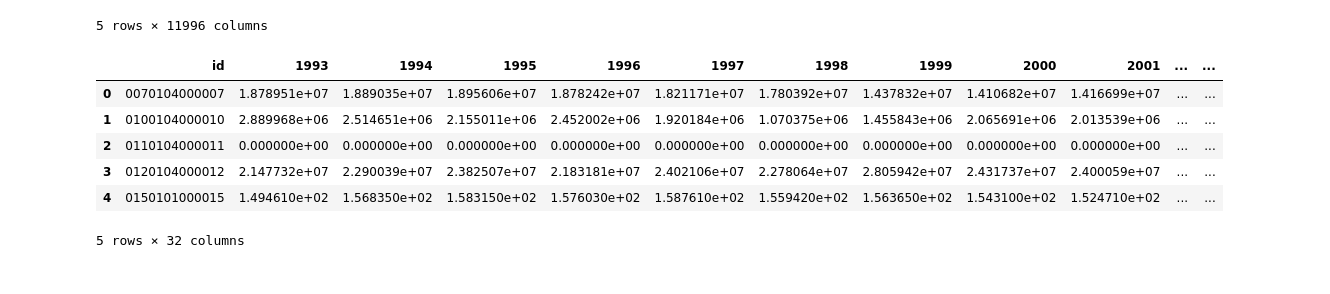
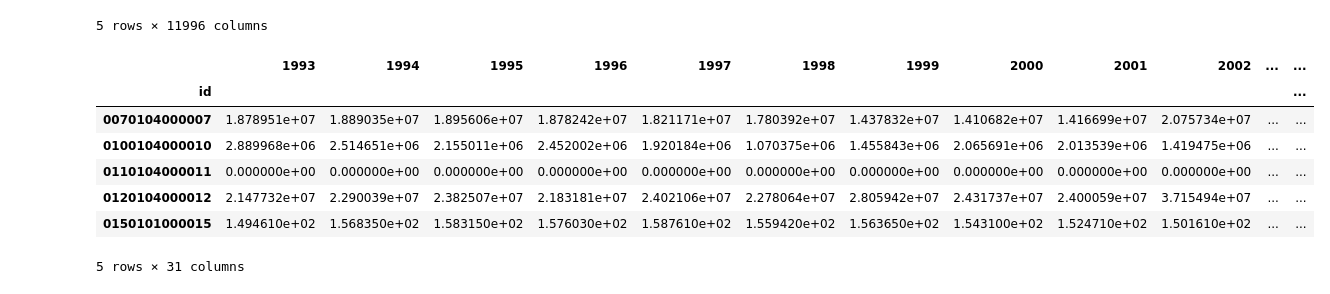
Before and after one commit to 21104988d/FYP, a Jupyter notebook: data_cleaning.ipynb, the cells around one changed output. Cells and saved outputs as stored; diff of their text form; code cells hidden in the pictures.

```diff
--- a/data_cleaning.ipynb
+++ b/data_cleaning.ipynb
@@ -193,0 +210,14 @@ raw_transpose.head(10)
+# %%
+def read_data(path):
+    df = pd.read_csv(path)
+    df['id'] = df['id'].astype(str)
+    df['id'] = df['id'].apply(lambda x: f'{int(x):013}' if pd.notnull(x) else x)
+
+    return df
+# %%
+raw_db_extract = read_data('rawdatafull.csv')
+raw_db_transpose = raw_db_extract.transpose()
+raw_db_transpose.columns = raw_db_transpose.iloc[0]
+raw_db_transpose = raw_db_transpose.drop(raw_db_transpose.index[0])
+
+raw_db_transpose.head()
@@ -194,9 +232,7 @@ raw_transpose.head(10)
 # %%
-# Cleaning empty data
-raw_transpose_na = raw_transpose.replace("..", np.nan)
 
 # Drop columns where the number of NaN values is larger than 10% of the number of rows
-na_threshold = len(raw_transpose_na) * 0.9
+na_threshold = len(raw_db_transpose) * 0.9
 raw_transpose_na_drop = raw_transpose_na.dropna(axis=1, thresh=na_threshold)
 
 # Check the number of NaN values in each column and the length of the dataframe
@@ -260,22 +296,17 @@ raw_clean = fill_na_with_linear_regression(raw_no0sd)
 # %%
 # Check the number of NaN values in each column and the length of the dataframe
 raw_clean.isna().sum(), len(raw_transpose_na)
+raw_clean_transpose = raw_clean.transpose()
 
-raw_clean.to_csv("cleaned_data.csv")
+raw_clean_transpose.to_csv("cleaned_data.csv")
+raw_clean_transpose.head()
+# %% [output]
+|  | 1993 | 1994 | 1995 | 1996 | 1997 | 1998 | 1999 | 2000 | 2001 | 2002 | ... | ... |
+| id |  |  |  |  |  |  |  |  |  |  |  | ... |
+| 0070104000007 | 1.878951e+07 | 1.889035e+07 | 1.895606e+07 | 1.878242e+07 | 1.821171e+07 | 1.780392e+07 | 1.437832e+07 | 1.410682e+07 | 1.416699e+07 | 2.075734e+07 | ... | ... |
+| 0100104000010 | 2.889968e+06 | 2.514651e+06 | 2.155011e+06 | 2.452002e+06 | 1.920184e+06 | 1.070375e+06 | 1.455843e+06 | 2.065691e+06 | 2.013539e+06 | 1.419475e+06 | ... | ... |
+| 0110104000011 | 0.000000e+00 | 0.000000e+00 | 0.000000e+00 | 0.000000e+00 | 0.000000e+00 | 0.000000e+00 | 0.000000e+00 | 0.000000e+00 | 0.000000e+00 | 0.000000e+00 | ... | ... |
+| 0120104000012 | 2.147732e+07 | 2.290039e+07 | 2.382507e+07 | 2.183181e+07 | 2.402106e+07 | 2.278064e+07 | 2.805942e+07 | 2.431737e+07 | 2.400059e+07 | 3.715494e+07 | ... | ... |
+| 0150101000015 | 1.494610e+02 | 1.568350e+02 | 1.583150e+02 | 1.576030e+02 | 1.587610e+02 | 1.559420e+02 | 1.563650e+02 | 1.543100e+02 | 1.524710e+02 | 1.501610e+02 | ... | ... |
+5 rows × 31 columns
-# %%
-data = raw_clean.transpose()
-
-# Move the index into a column
-data.reset_index(inplace=True)
-data.rename(columns={'index': 'id'}, inplace=True)
-
-data.head()
-# %% [output]
-|  | id | 1993 | 1994 | 1995 | 1996 | 1997 | 1998 | 1999 | 2000 | 2001 | ... | ... |
-| 0 | 0070104000007 | 1.878951e+07 | 1.889035e+07 | 1.895606e+07 | 1.878242e+07 | 1.821171e+07 | 1.780392e+07 | 1.437832e+07 | 1.410682e+07 | 1.416699e+07 | ... | ... |
-| 1 | 0100104000010 | 2.889968e+06 | 2.514651e+06 | 2.155011e+06 | 2.452002e+06 | 1.920184e+06 | 1.070375e+06 | 1.455843e+06 | 2.065691e+06 | 2.013539e+06 | ... | ... |
-| 2 | 0110104000011 | 0.000000e+00 | 0.000000e+00 | 0.000000e+00 | 0.000000e+00 | 0.000000e+00 | 0.000000e+00 | 0.000000e+00 | 0.000000e+00 | 0.000000e+00 | ... | ... |
-| 3 | 0120104000012 | 2.147732e+07 | 2.290039e+07 | 2.382507e+07 | 2.183181e+07 | 2.402106e+07 | 2.278064e+07 | 2.805942e+07 | 2.431737e+07 | 2.400059e+07 | ... | ... |
-| 4 | 0150101000015 | 1.494610e+02 | 1.568350e+02 | 1.583150e+02 | 1.576030e+02 | 1.587610e+02 | 1.559420e+02 | 1.563650e+02 | 1.543100e+02 | 1.524710e+02 | ... | ... |
-5 rows × 32 columns
 # %%
```
Also changed, not shown: parts of 7 cells of this notebook, 4 other files.
